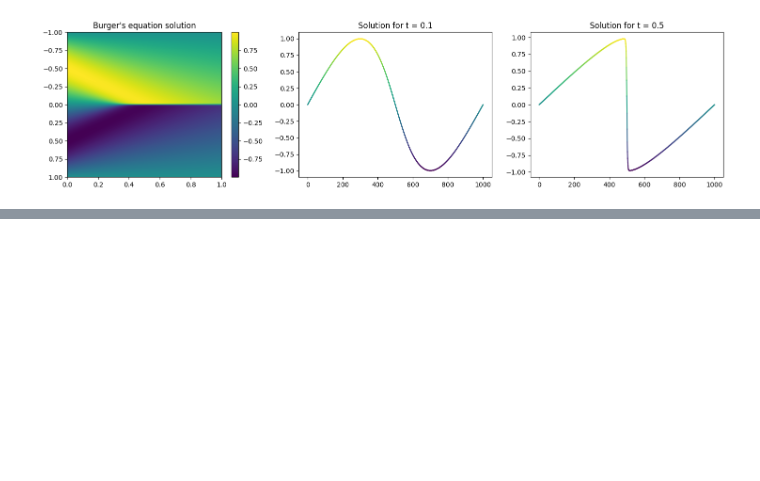
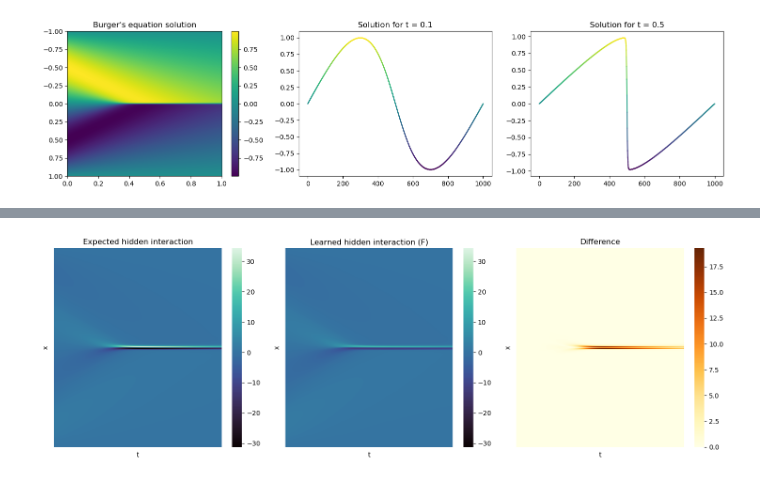
Before and after one commit to MicheleCattaneo/-Re-UPINN, a Jupyter notebook: Burgers_ equation/burgers-eq-visualization.ipynb, the cells around one changed output, grey strips where cells are left out. Saved outputs shown, nothing was run; the diff lists cells and outputs as text; code cells hidden in the pictures; blank space fills up the shorter version.

```diff
--- a/Burgers_ equation/burgers-eq-visualization.ipynb
+++ b/Burgers_ equation/burgers-eq-visualization.ipynb
@@ -61,0 +193,9 @@ with open(file_path, 'rb') as f:
+# %%
+dudxt = torch.autograd.grad(u_p, coordinates, torch.ones_like(u_p))[0]
+dudx = dudxt[:,1]
+dudt = dudxt[:,0]
+# %%
+expected_hidden = -u_p * dudx.reshape(-1,1)
+# %%
+f_input = torch.concatenate([u_p, dudt.reshape(-1,1), dudx.reshape(-1,1)], axis=1)
+f_out = f(f_input)
@@ -61,0 +204,51 @@ with open(file_path, 'rb') as f:
+# %%
+# use this in both of the following heatmaps to have the same range
+vmin = min(expected_hidden.min(), f_out.min())
+vmax = max(expected_hidden.max(), f_out.max())
+print()
+# %%
+fig_hidden, ax_hidden = plt.subplots(1,3, figsize=(15,5))
+df_expected = pd.DataFrame.from_dict(np.array([coordinates[:,1].detach().numpy(),
+                                           coordinates[:,0].detach().numpy(),
+                                           expected_hidden.reshape(-1).detach().numpy()]).T)
+df_expected.columns = ['X_value','Y_value','Z_value']
+df_expected_pivot = df_expected.pivot('X_value','Y_value','Z_value')
+heatmap1 = sns.heatmap(df_expected_pivot, cmap="mako", vmin=vmin, vmax=vmax, ax=ax_hidden[0])
+ax_hidden[0].set_xticks([])
+ax_hidden[0].set_yticks([])
+ax_hidden[0].set(xlabel='t')
+ax_hidden[0].set(ylabel='x')
+ax_hidden[0].set_title('Expected hidden interaction')
+
+df_learned = pd.DataFrame.from_dict(np.array([coordinates[:,1].detach().numpy(),
+                                           coordinates[:,0].detach().numpy(),
+                                           f_out.reshape(-1).detach().numpy()]).T)
+df_learned.columns = ['X_value','Y_value','Z_value']
+df_learned_pivot = df_learned.pivot('X_value','Y_value','Z_value')
+heatmap2 = sns.heatmap(df_learned_pivot, cmap="mako", vmin=vmin, vmax=vmax, ax=ax_hidden[1])
+ax_hidden[1].set_xticks([])
+ax_hidden[1].set_yticks([])
+ax_hidden[1].set(xlabel='t')
+ax_hidden[1].set(ylabel='x')
+ax_hidden[1].set_title('Learned hidden interaction (F)')
+
+
+diff = np.abs(expected_hidden.reshape(-1).detach().numpy() - f_out.reshape(-1).detach().numpy())
+df_diff = pd.DataFrame.from_dict(np.array([coordinates[:,1].detach().numpy(),
+                                           coordinates[:,0].detach().numpy(),
+                                           diff]).T)
+df_diff.columns = ['X_value','Y_value','Z_value']
+df_diff_pivot = df_diff.pivot('X_value','Y_value','Z_value')
+
+heatmap3 = sns.heatmap(df_diff_pivot,cmap="YlOrBr", ax=ax_hidden[2])
+ax_hidden[2].set_xticks([])
+ax_hidden[2].set_yticks([])
+ax_hidden[2].set(xlabel='t')
+ax_hidden[2].set(ylabel='x')
+ax_hidden[2].set_title('Difference')
+
+# Adjust layout
+plt.tight_layout()
+# fig_hidden.savefig('../imgs/burgers/hidden_interaction.png') # too heavy for pdf
+# %% [output]
+[figure, added]
```
Also changed, not shown: parts of 15 cells of this notebook, 11 other files.
